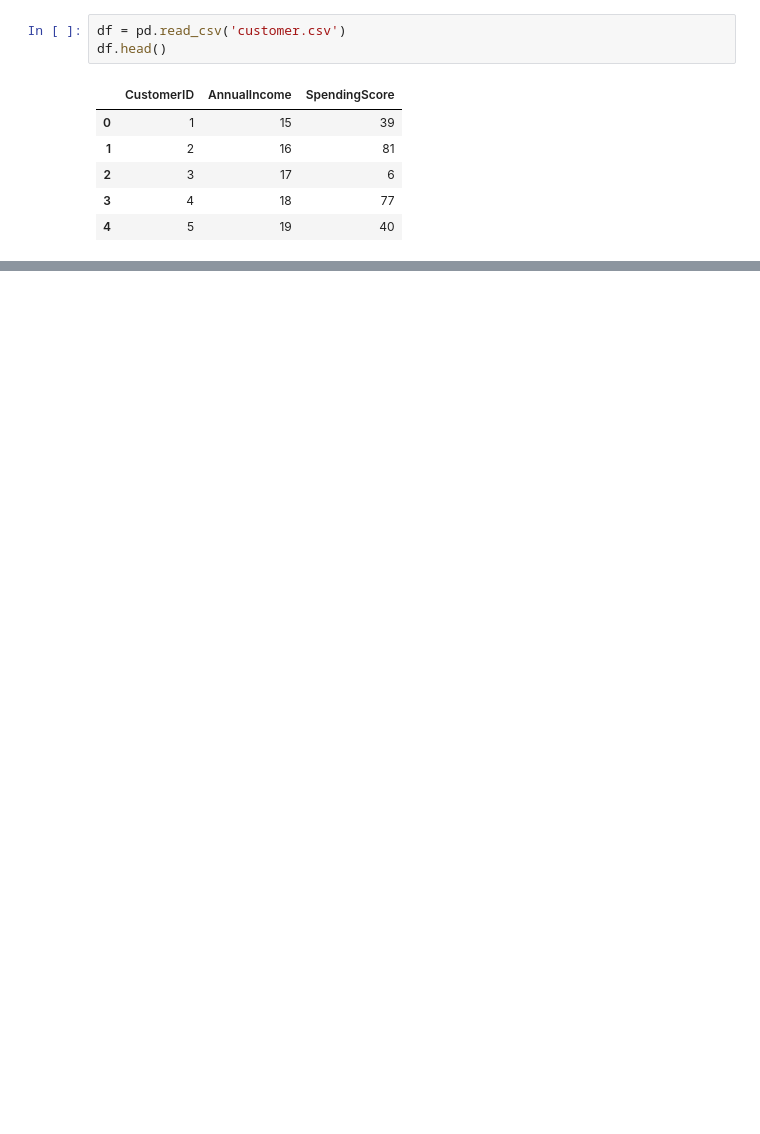
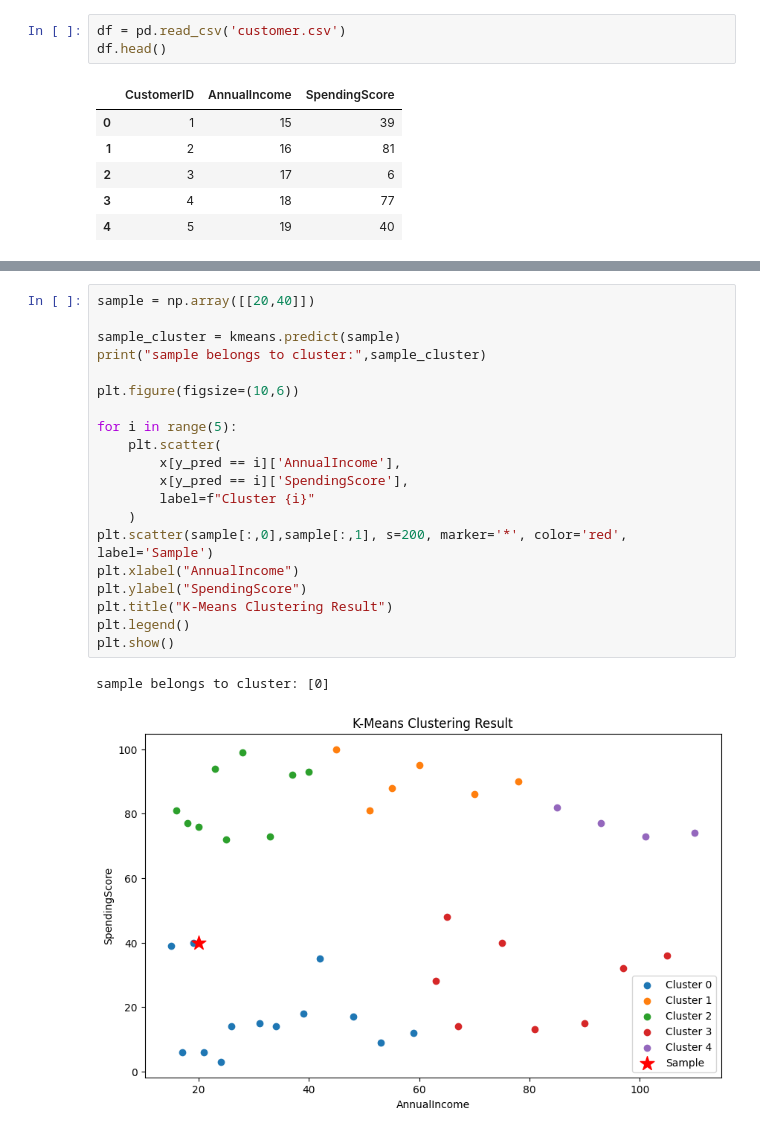
Before and after one commit to sinsinav505-cell/Machine-Learning, a Jupyter notebook: customer kmeans.ipynb, the cells around one changed output, grey strips where cells are left out. Drawn from its saved outputs; the diff is of its cells as text; blank space fills up the shorter version.

```diff
--- a/customer kmeans.ipynb
+++ b/customer kmeans.ipynb
@@ -40,0 +42,23 @@ Cluster labels: [0 2 0 2 0 2 0 2 0 2 0 2 0 2 0 2 0 2 0 3 0 3 0 3 1 3 1 1 1 3 1 3
+# %%
+sample = np.array([[20,40]])
+
+sample_cluster = kmeans.predict(sample)
+print("sample belongs to cluster:",sample_cluster)
+
+plt.figure(figsize=(10,6))
+
+for i in range(5):
+    plt.scatter(
+        x[y_pred == i]['AnnualIncome'],
+        x[y_pred == i]['SpendingScore'],
+        label=f"Cluster {i}"
+    )
+plt.scatter(sample[:,0],sample[:,1], s=200, marker='*', color='red', label='Sample')
+plt.xlabel("AnnualIncome")
+plt.ylabel("SpendingScore")
+plt.title("K-Means Clustering Result")
+plt.legend()
+plt.show()
+# %% [output]
+sample belongs to cluster: [0]
+[figure, added]
```
Also changed, not shown: parts of 3 cells of this notebook, 3 other files.
